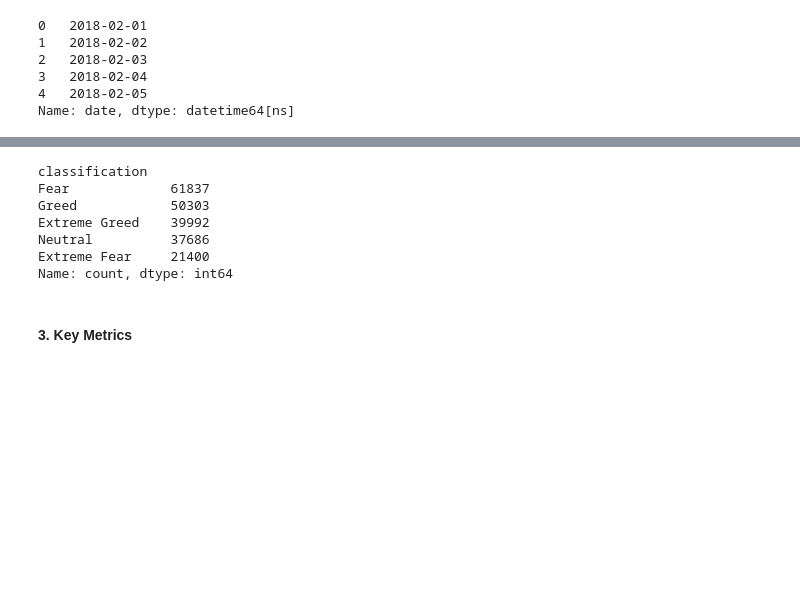
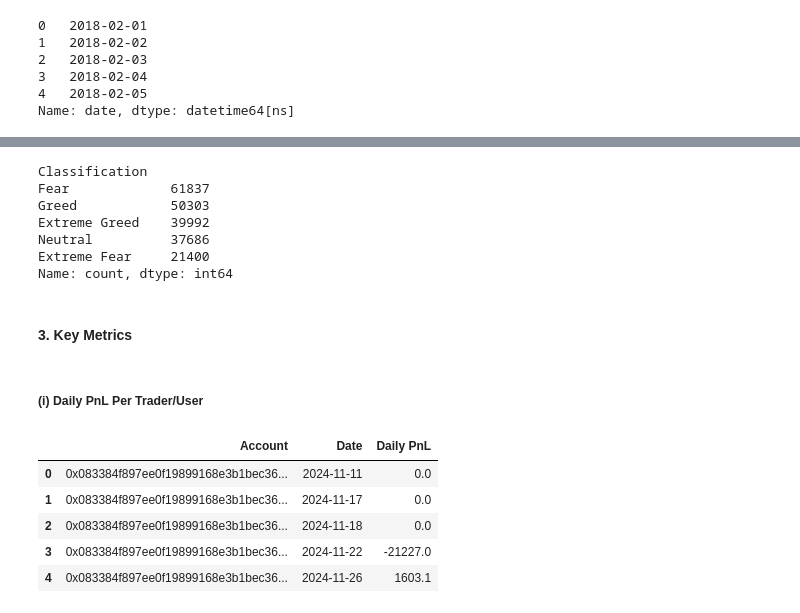
Before and after one commit to Yash-Codes07/trader-performance-market-sentiment-analysis, a Jupyter notebook: notebooks/analysis.ipynb, the cells around one changed output, grey strips where cells are left out. Drawn from its saved outputs; the diff is of its cells as text; code cells hidden in the pictures; blank space fills up the shorter version.

```diff
--- a/notebooks/analysis.ipynb
+++ b/notebooks/analysis.ipynb
@@ -165,7 +166,7 @@ merged_df = merged_df.dropna(subset=["classification"])
 # %%
-merged_df['classification'].value_counts()
+merged_df['Classification'].value_counts()
 # %% [output]
-classification
+Classification
 Fear             61837
 Greed            50303
 Extreme Greed    39992
@@ -177,2 +178,15 @@ merged_df.to_csv("../data/merged.csv", index=False)
 # %% [markdown]
 #### 3. Key Metrics
+# %% [markdown]
+##### (i) Daily PnL Per Trader/User
+# %%
+trader_PnL_df = merged_df.groupby(["Account", "Date"])["Closed PnL"].sum().reset_index()
+trader_PnL_df = trader_PnL_df.rename(columns={"Closed PnL" : "Daily PnL"})
+trader_PnL_df.head()
+# %% [output]
+|  | Account | Date | Daily PnL |
+| 0 | 0x083384f897ee0f19899168e3b1bec36... | 2024-11-11 | 0.0 |
+| 1 | 0x083384f897ee0f19899168e3b1bec36... | 2024-11-17 | 0.0 |
+| 2 | 0x083384f897ee0f19899168e3b1bec36... | 2024-11-18 | 0.0 |
+| 3 | 0x083384f897ee0f19899168e3b1bec36... | 2024-11-22 | -21227.0 |
+| 4 | 0x083384f897ee0f19899168e3b1bec36... | 2024-11-26 | 1603.1 |
```
Also changed, not shown: parts of 19 cells of this notebook, 1 other file.
